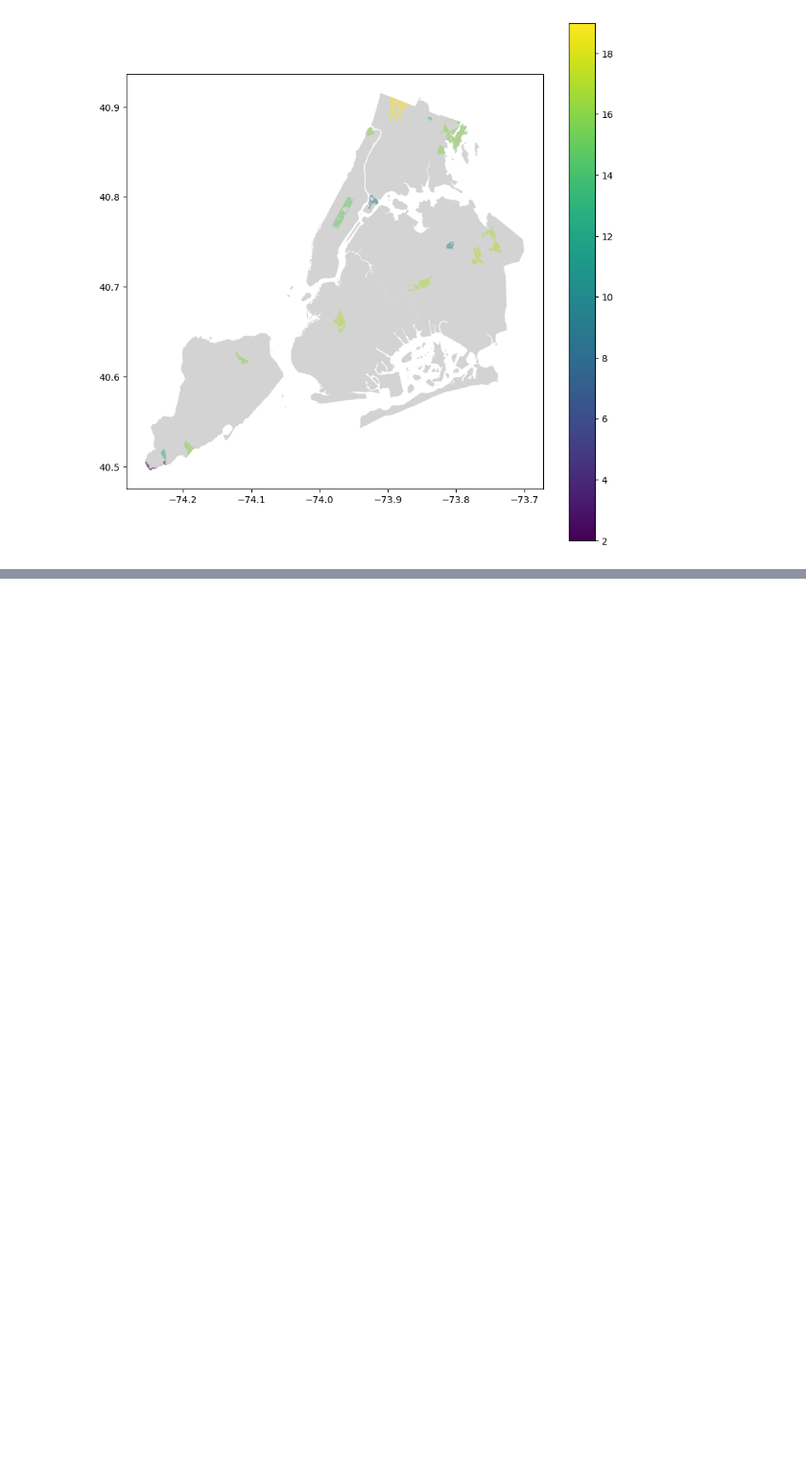
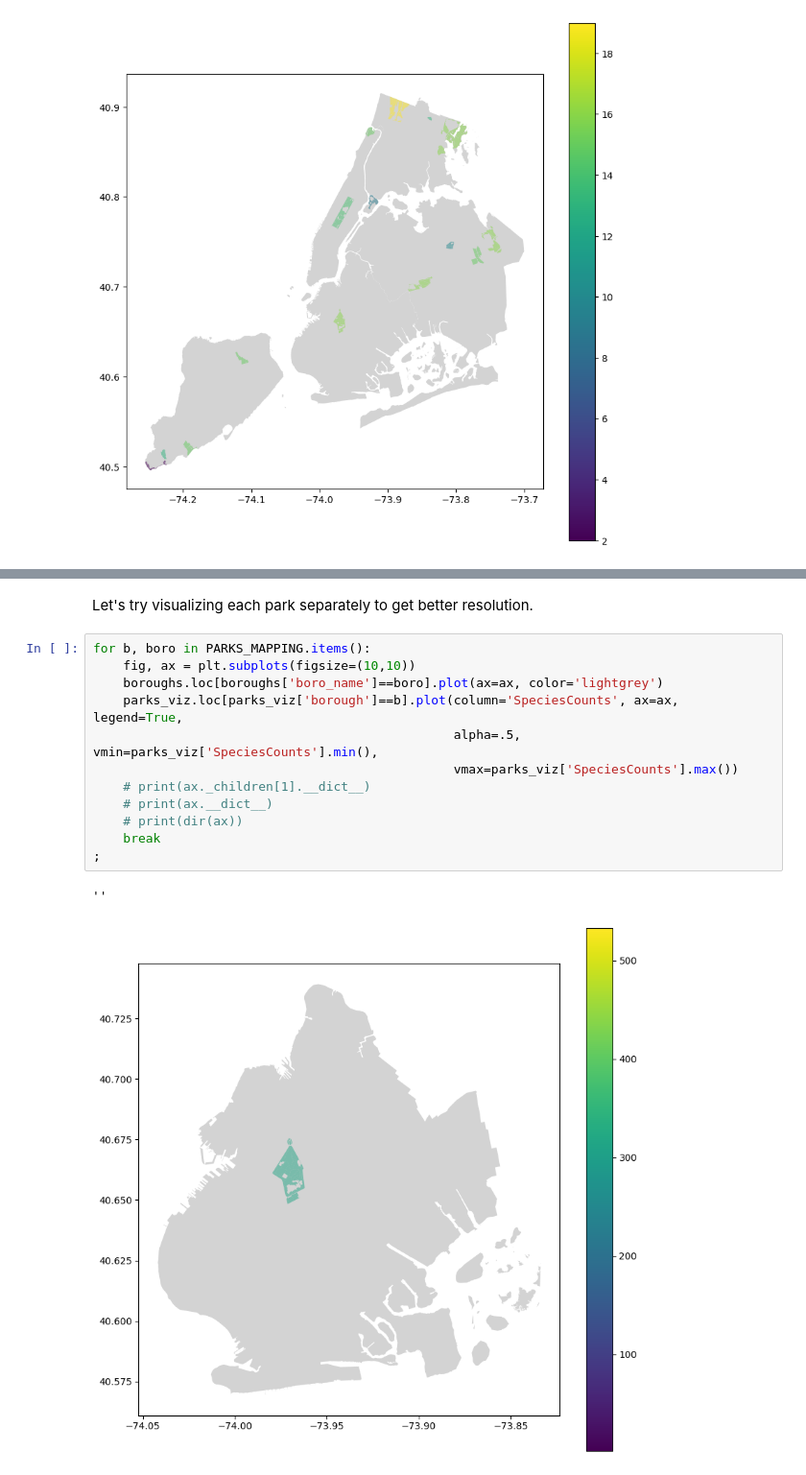
Before and after one commit to newyorkmyc/walks-list, a Jupyter notebook: mapping.ipynb, the cells around one changed output, grey strips where cells are left out. Shown at 96% size. Cells and saved outputs as stored; diff of their text form; blank space fills up the shorter version.

Commit message:
Split parks cloropleths into individual viz per boro

```diff
--- a/mapping.ipynb
+++ b/mapping.ipynb
@@ -147,0 +148,17 @@ plt.savefig('./img/parks_species_counts.png')
+# %% [markdown]
+Let's try visualizing each park separately to get better resolution.
+# %%
+for b, boro in PARKS_MAPPING.items():
+    fig, ax = plt.subplots(figsize=(10,10))
+    boroughs.loc[boroughs['boro_name']==boro].plot(ax=ax, color='lightgrey')
+    parks_viz.loc[parks_viz['borough']==b].plot(column='SpeciesCounts', ax=ax, legend=True,
+                                                alpha=.5, vmin=parks_viz['SpeciesCounts'].min(),
+                                                vmax=parks_viz['SpeciesCounts'].max())
+    # print(ax._children[1].__dict__)
+    # print(ax.__dict__)
+    # print(dir(ax))
+    break
+;
+# %% [output]
+''
+[figure, added]
```
Also changed, not shown: parts of 6 cells of this notebook, 3 other files.
